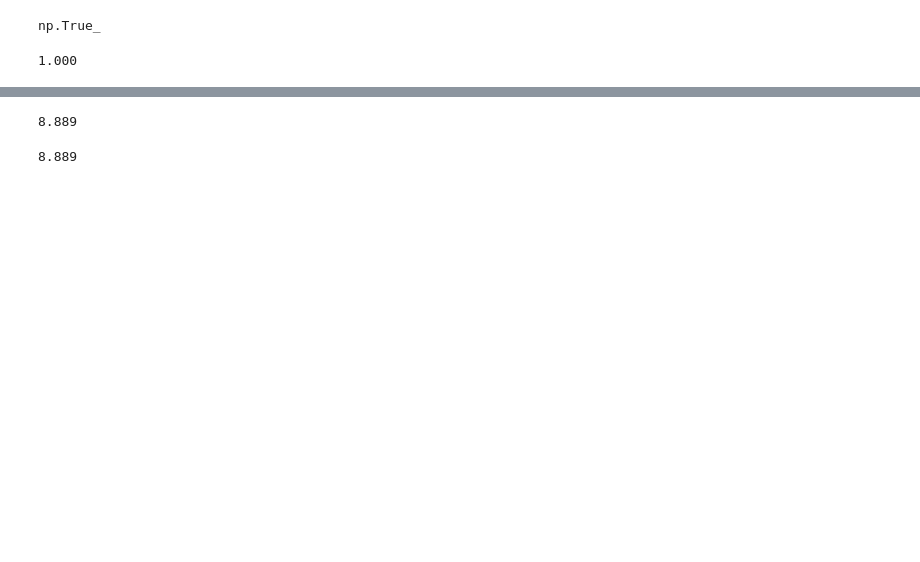
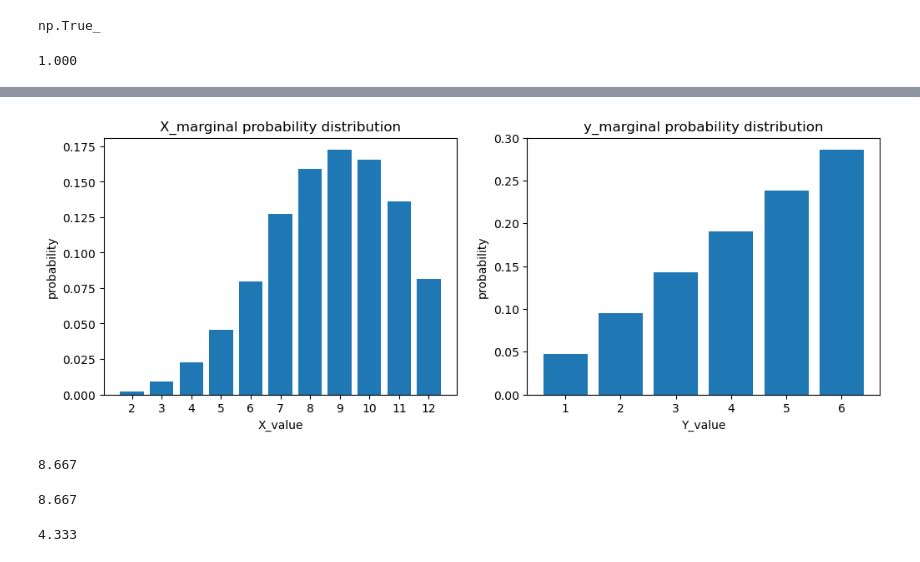
Before and after one commit to dainyun/202510827_statistics, a Jupyter notebook: chap05.ipynb, the cells around one changed output, grey strips where cells are left out. Cells and saved outputs as stored; diff of their text form; code cells hidden in the pictures; blank space fills up the shorter version.

```diff
--- a/chap05.ipynb
+++ b/chap05.ipynb
@@ -13,4 +14,2 @@ def f(x):
     else:
         return 0
-# %%
-x = [x_set, f]
@@ -122,4 +45,0 @@ F(3)
-# %%
-y_set = np.array([2*x_k + 3 for x_k in x_set])
-prob = np.array([f(x_k) for x_k in x_set])
-dict(zip(y_set, prob))
@@ -200,8 +46,6 @@ V(x)
-# %%
-V(x, lambda x: 2*x + 3)
-# %% [output]
-8.889
-# %%
-2**2 * V(x)
-# %% [output]
-8.889
+# %%
+def f_X(x):
+    return np.sum([f_XY(x, y_k) for y_k in y_set])
+# %%
+def f_Y(y):
+    return np.sum([f_XY(x_k, y) for x_k in x_set])
@@ -207,0 +55,26 @@ V(x, lambda x: 2*x + 3)
+# %%
+prob_x = np.array([f_X(x_k) for x_k in x_set])
+prob_y = np.array([f_Y(y_k) for y_k in y_set])
+
+fig = plt.figure(figsize = (12, 4))
+ax1 = fig.add_subplot(121)
+ax2 = fig.add_subplot(122)
+
+ax1.bar(x_set, prob_x)
+ax1.set_title('X_marginal probability distribution')
+ax1.set_xlabel('X_value')
+ax1.set_ylabel('probability')
+ax1.set_xticks(x_set)
+
+ax2.bar(y_set, prob_y)
+ax2.set_title('y_marginal probability distribution')
+ax2.set_xlabel('Y_value')
+ax2.set_ylabel('probability')
+
+plt.show()
+# %% [output]
+[figure, added]
+# %%
+np.sum([x_i * f_XY(x_i, y_j) for x_i in x_set for y_j in y_set])
+# %% [output]
+8.667
@@ -207,0 +85,10 @@ V(x, lambda x: 2*x + 3)
+# %%
+mean_X = E(XY, lambda x, y: x)
+mean_X
+# %% [output]
+8.667
+# %%
+mean_Y = E(XY, lambda x, y: y)
+mean_Y
+# %% [output]
+4.333
```
Also changed, not shown: parts of 55 cells of this notebook.
